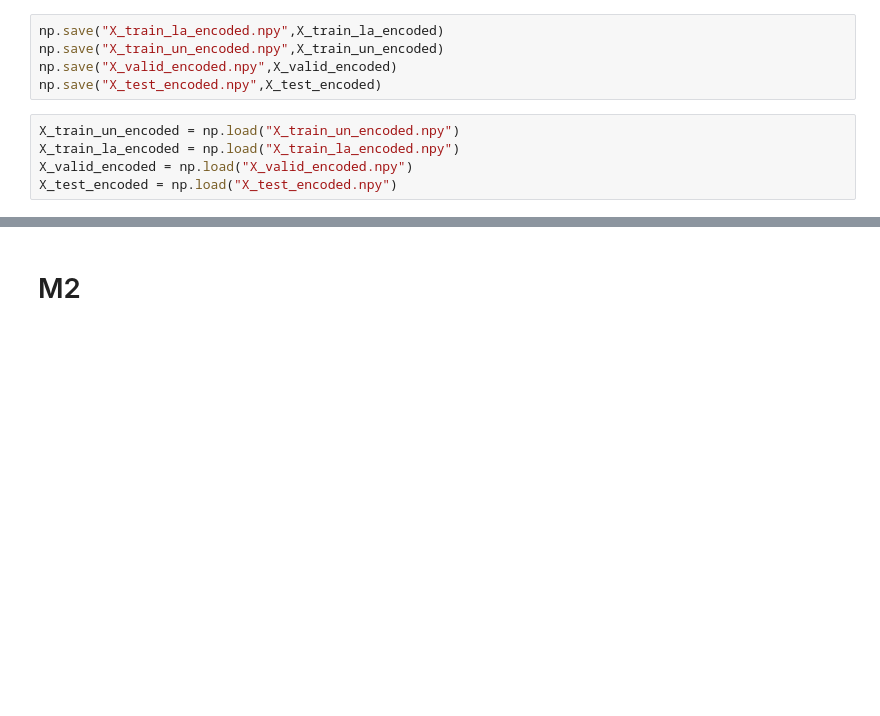
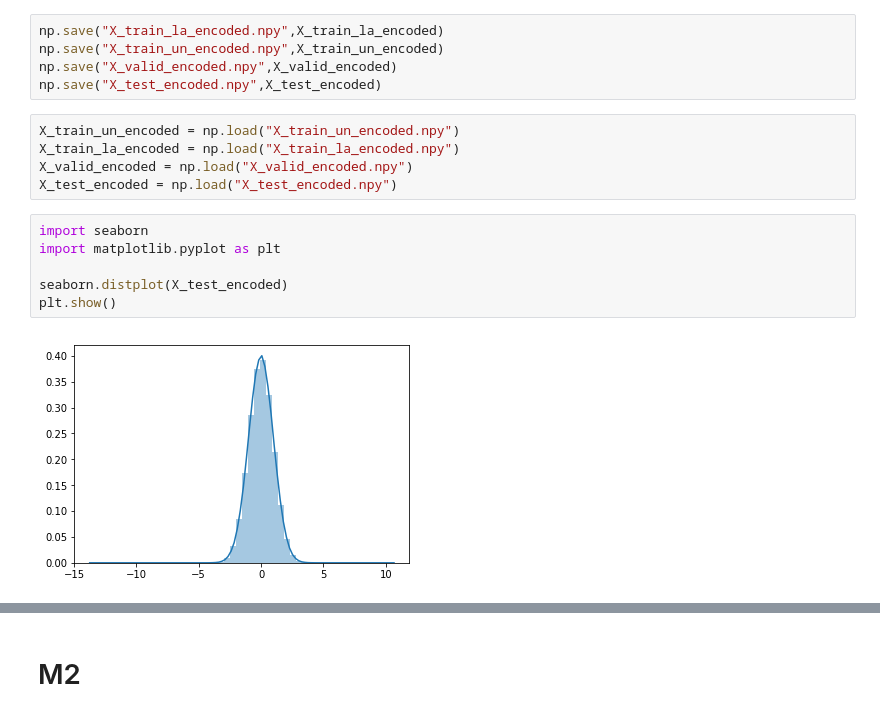
Before and after one commit to raghul-parthipan/semi_supervised_learning_vae, a Jupyter notebook: M1+M2.ipynb, the cells around one changed output, grey strips where cells are left out. Cells and saved outputs as stored; diff of their text form; blank space fills up the shorter version.

```diff
--- a/M1+M2.ipynb
+++ b/M1+M2.ipynb
@@ -148,3 +186,11 @@ X_train_un_encoded = np.load("X_train_un_encoded.npy")
 X_train_la_encoded = np.load("X_train_la_encoded.npy")
 X_valid_encoded = np.load("X_valid_encoded.npy")
 X_test_encoded = np.load("X_test_encoded.npy")
+# %%
+import seaborn
+import matplotlib.pyplot as plt
+
+seaborn.distplot(X_test_encoded)
+plt.show()
+# %% [output]
+[figure, added]
```
Also changed, not shown: parts of 37 cells of this notebook, 2 other files.
